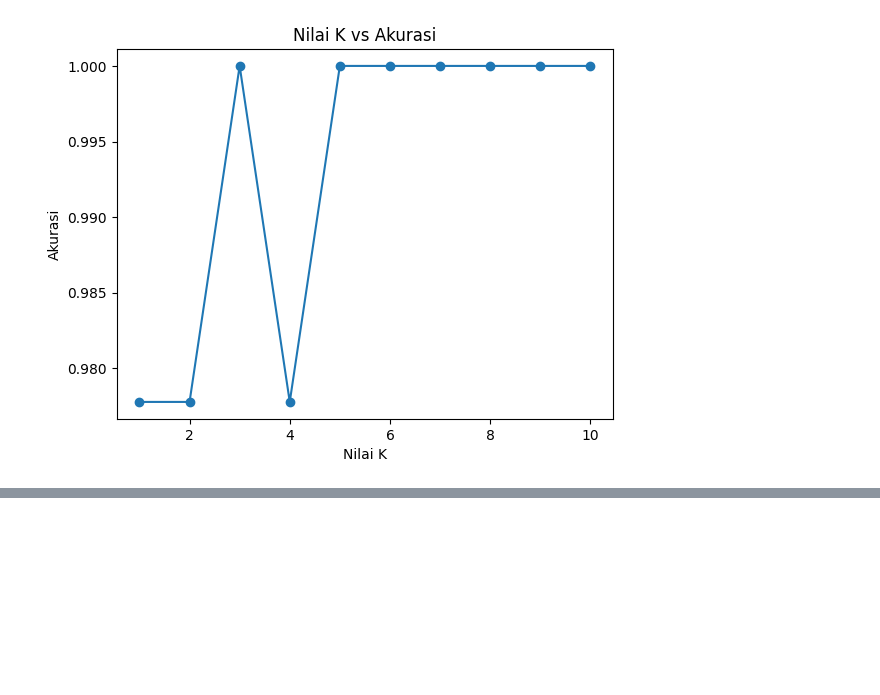
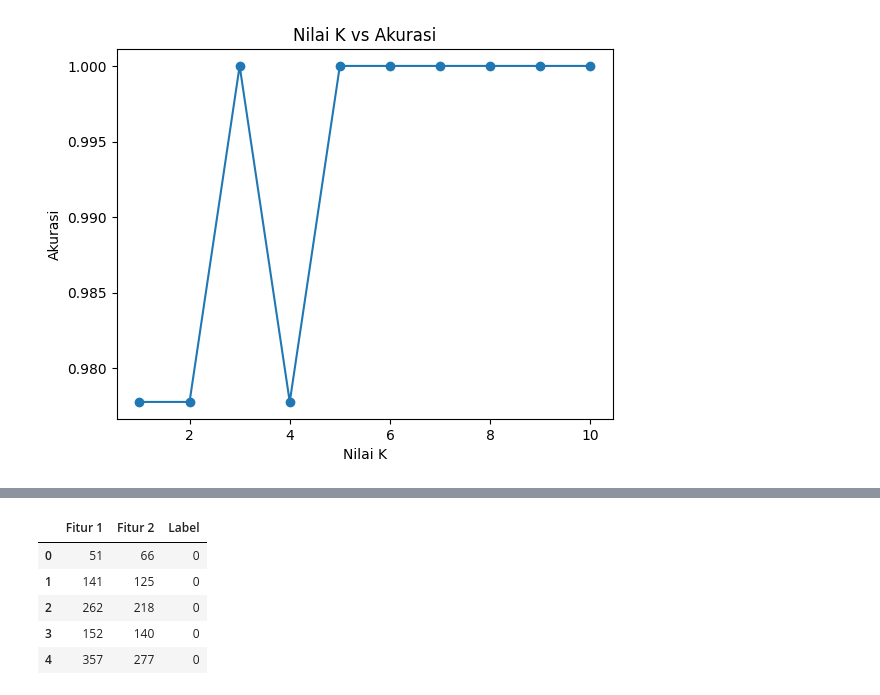
Before and after one commit to AlfredaDhaifullah04/Pembelajaran_Mesin_2026, a Jupyter notebook: TG8_JS9_Alfreda.ipynb, the cells around one changed output, grey strips where cells are left out. Saved outputs shown, nothing was run; the diff lists cells and outputs as text; code cells hidden in the pictures; blank space fills up the shorter version.

```diff
--- a/TG8_JS9_Alfreda.ipynb
+++ b/TG8_JS9_Alfreda.ipynb
@@ -112,0 +160,25 @@ weighted avg       1.00      1.00      1.00        45
+# %%
+	import pandas as pd
+
+	# Reshape label y menjadi 2D
+	# Hal ini dilakukan karena kita akan menggabungkannya dengan data fitur X
+	y_new = y.reshape(len(y), 1)
+
+	# Gabungkan fitur X dan label y dalam data array
+	data = np.concatenate((X, y_new), axis=1)
+
+	# Definisikan nama kolom
+	nama_kolom = ['Fitur 1', 'Fitur 2', 'Label']
+
+	# Buat Data Frame
+	df = pd.DataFrame(data, columns=nama_kolom)
+
+	# Cek Data Frame
+	df.head()
+# %% [output]
+|  | Fitur 1 | Fitur 2 | Label |
+| 0 | 51 | 66 | 0 |
+| 1 | 141 | 125 | 0 |
+| 2 | 262 | 218 | 0 |
+| 3 | 152 | 140 | 0 |
+| 4 | 357 | 277 | 0 |
```
Also changed, not shown: parts of 9 cells of this notebook.
